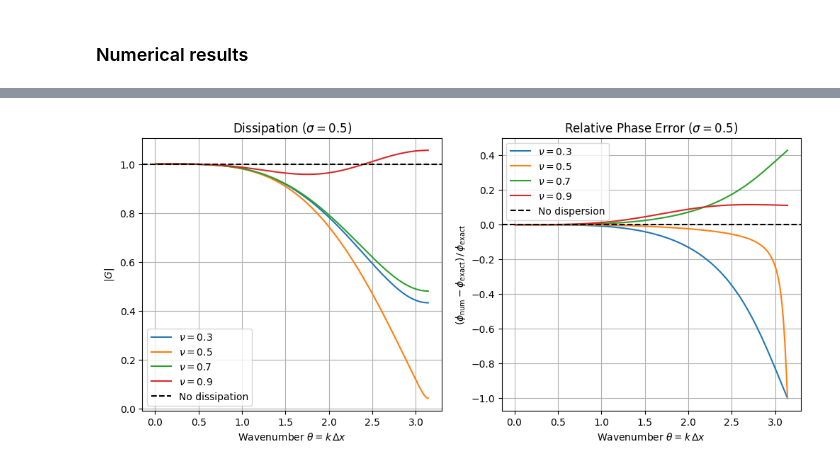
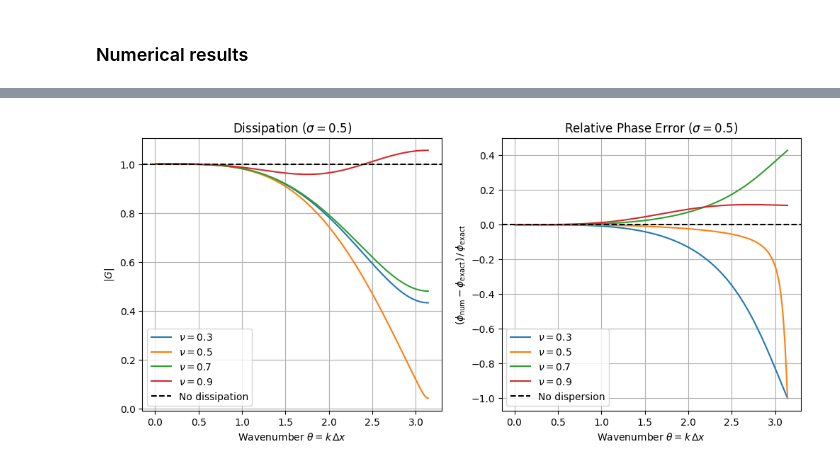
Before and after one commit to ukolov-ivan/mipt-vkr, a Jupyter notebook: src/sym.ipynb, the cells around one changed output, grey strips where cells are left out. Drawn from its saved outputs; the diff is of its cells as text; code cells hidden in the pictures.

```diff
--- a/src/sym.ipynb
+++ b/src/sym.ipynb
@@ -258,10 +334,13 @@ taylor_matrix = sp.Matrix([
 # more readable format
 normalization = sp.diag(*[sp.factorial(k) / dx**k for k in range(5)])
 
-display(Math(
+system_tex = \
     fr"{sp.latex(sp.simplify(normalization * taylor_matrix))} x = \
        {sp.latex(sp.simplify(normalization * error_vector))}"
-))
+display(Math(system_tex))
+
+with open('taylor-coefficients-system.tex', mode='w') as file:
+    file.write(system_tex)
 
 correction_coeffs: sp.Matrix = taylor_matrix.solve(error_vector)
 
@@ -292,6 +365,8 @@ for deriv in derivs:
         display(Markdown("Coefficient of highest-order error term ${}$:"
                          .format(PrettyDerivativePrinter().doprint(deriv))))
         display(Math(f"{sp.latex(coeff)}"))
+        with open('principal-error-term.tex', mode='w') as file:
+            file.write(sp.latex(coeff * deriv))
         break
 # %% [output]
 Coefficient of highest-order error term $u^{(IV)}_{xxxx}$:
@@ -479,0 +679,13 @@ def derive_stability_conditions(
+# %%
+for r in sp.roots(discriminant_poly, sigma).keys():
+    display(sp.simplify(r))
+
+# root = sp.roots(discriminant_poly, sigma, multiple=True)[0].simplify()
+# root = sp.real_root(discriminant_poly.as_expr())
+# display(root)
+# root_numerical = sp.lambdify((cfl), root, modules="numpy")
+
+# cfl_values = np.linspace(-50, 50, 100)
+
+# plt.plot(cfl_values, root_numerical(cfl_values), linewidth=2)
+# root_numerical(-1.)
@@ -479,0 +696,7 @@ def derive_stability_conditions(
+# %%
+import matplotlib.pyplot as plt
+import matplotlib
+import mpl_toolkits.mplot3d.axes3d
+import numpy as np
+
+matplotlib.rcParams["savefig.bbox"] = 'tight'
@@ -785,7 +1478,7 @@ def plot_dissipation(
     ax.set_xlabel(r'Wavenumber $\theta = k\,\Delta x$')
     ax.set_ylabel(r'$|G|$')
     ax.set_title(rf'Dissipation ($\sigma = {sigma_value}$)')
-    ax.legend()
+    ax.legend(loc='lower left')
     ax.grid(True)
 
     return ax
@@ -807,7 +1500,7 @@ def plot_dispersion(
         r'$(\phi_{\mathrm{num}} - \phi_{\mathrm{exact}})\,/\,\phi_{\mathrm{exact}}$'
     )
     ax.set_title(rf'Relative Phase Error ($\sigma = {sigma_value}$)')
-    ax.legend()
+    ax.legend(loc='lower left')
     ax.grid(True)
 
     return ax
@@ -817,31 +1510,32 @@ def plot_dissipation_dispersion(
     sigma_value: np.floating = np.float64(0.5),
     cfl_values: npt.ArrayLike = (0.3, 0.5, 0.7, 0.9),  # pyright: ignore
     n_theta: int = 200,
     axes: tuple[matplotlib.axes.Axes, matplotlib.axes.Axes] | None = None,
 ):
     cfl_values: npt.NDArray[np.floating] = np.array(cfl_values)
     theta_values, factor_values, phase_errors = dissipation_dispersion(
         sigma_value=sigma_value, cfl_values=cfl_values, n_theta=n_theta
     )
 
     if axes is None:
         fig, axes = plt.subplots(1, 2, figsize=(12, 5))
         # fig.set_layout_engine('tight')
 
     axes = typing.cast(tuple[matplotlib.axes.Axes, matplotlib.axes.Axes], axes)
 
     ax_dissipation, ax_dispersion = axes
     plot_dissipation(
         sigma_value=sigma_value, cfl_values=cfl_values,
         theta_values=theta_values, factor_values=factor_values, ax=ax_dissipation)
     plot_dispersion(
         sigma_value=sigma_value, cfl_values=cfl_values,
         theta_values=theta_values, phase_errors=phase_errors, ax=ax_dispersion)
 
     return axes
 
 
 plot_dissipation_dispersion()
+plt.savefig('dissipation-dispersion-profile.png')
 plt.show()
 # %% [output]
-[figure, old version]
+[figure, new version]
```
Also changed, not shown: parts of 51 cells of this notebook.
